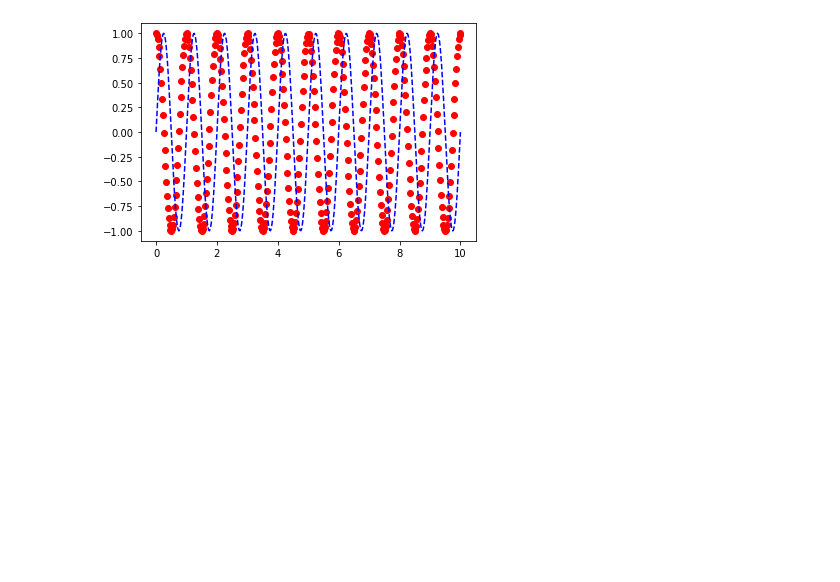
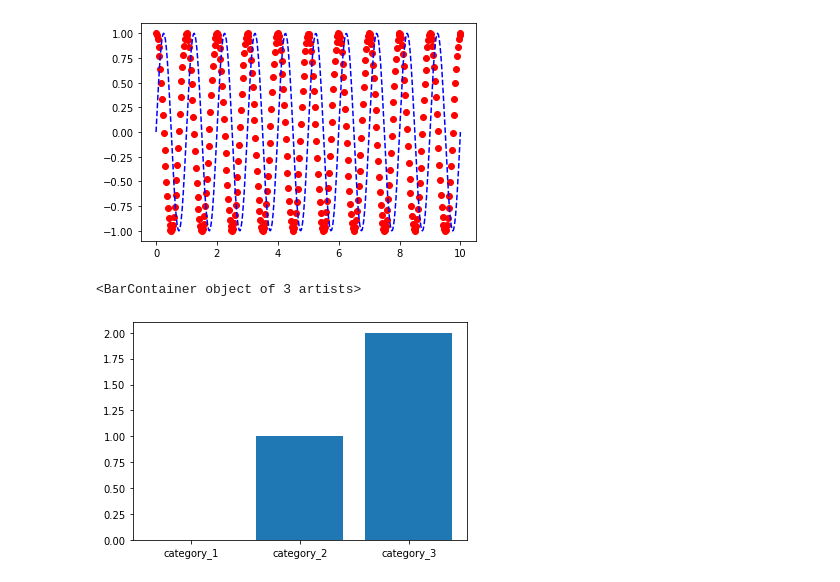
Before and after one commit to aryadeo/arya_test, a Jupyter notebook: Matplotlib_pyplot.ipynb, the cells around one changed output. Cells and saved outputs as stored; diff of their text form; code cells hidden in the pictures; blank space fills up the shorter version.

```diff
--- a/Matplotlib_pyplot.ipynb
+++ b/Matplotlib_pyplot.ipynb
@@ -77,3 +77,11 @@ plt.plot(x,y,'ro',x,y2,'b--')
 plt.show()
 # %% [output]
 [figure]
+# %%
+#bar plot
+x=['category_1','category_2','category_3']
+y=np.arange(3)
+plt.bar(x,y)#size of input araguments should match
+# %% [output]
+<BarContainer object of 3 artists>
+[figure, added]
```
Also changed, not shown: parts of 4 cells of this notebook.
